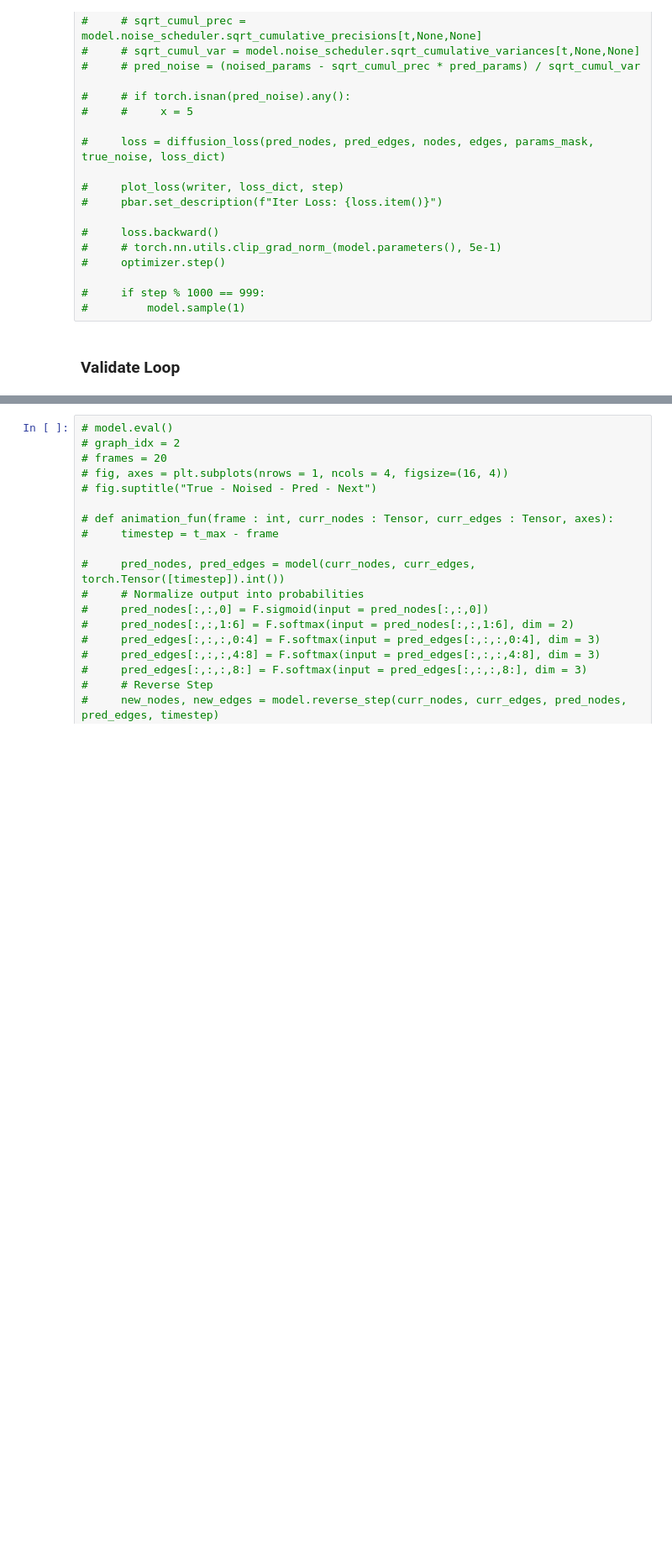
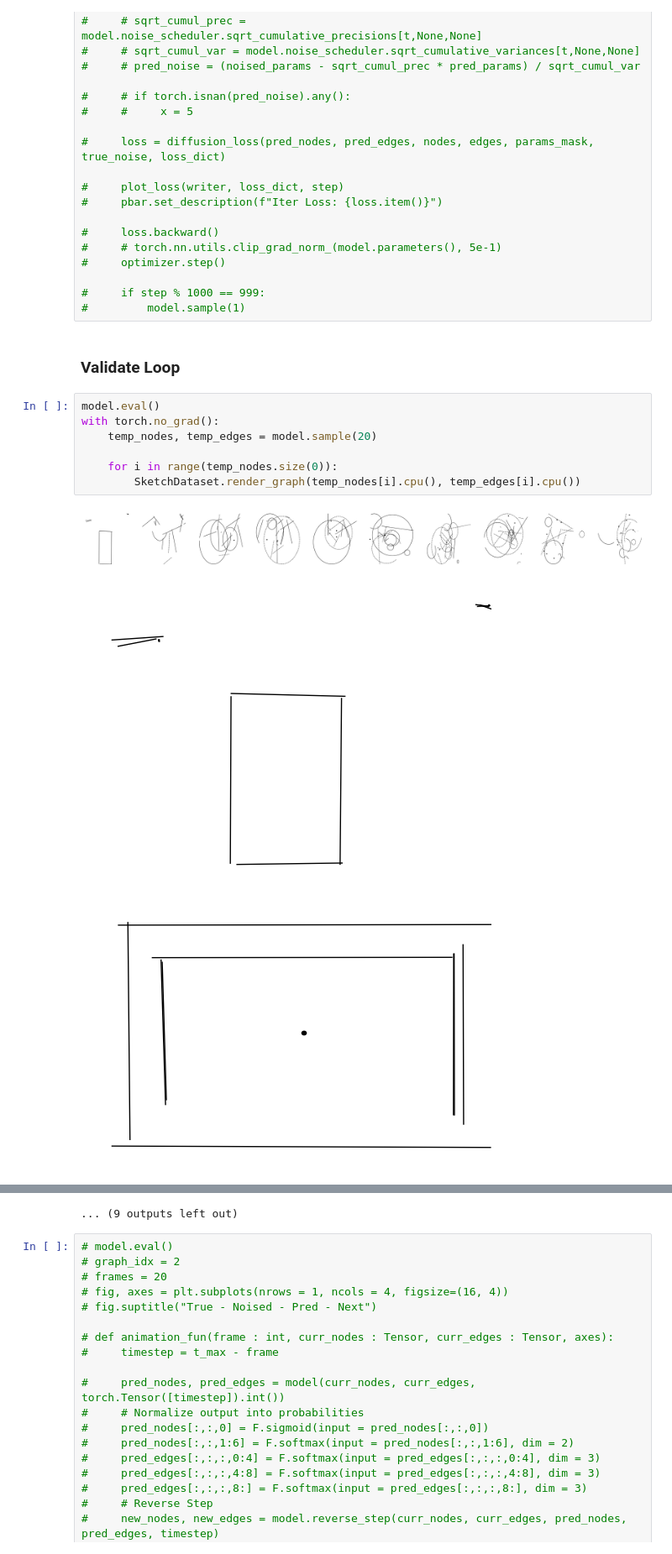
Before and after one commit to Sathware/SketchDNN, a Jupyter notebook: diffusion_overfit.ipynb, the cells around one changed output, grey strips where cells are left out. Shown at 84% size. Drawn from its saved outputs; the diff is of its cells as text; blank space fills up the shorter version.

```diff
--- a/diffusion_overfit.ipynb
+++ b/diffusion_overfit.ipynb
@@ -1870,3 +3128,14 @@ for step in pbar:
 #         model.sample(1)
 # %% [markdown]
 ### Validate Loop
+# %%
+model.eval()
+with torch.no_grad():
+    temp_nodes, temp_edges = model.sample(20)
+
+    for i in range(temp_nodes.size(0)):
+        SketchDataset.render_graph(temp_nodes[i].cpu(), temp_edges[i].cpu())
+# %% [output]
+[figure, added]
+[figure, added]
+[figure, added]
@@ -1873,3 +3151,4 @@ for step in pbar:
+... (9 outputs left out)
 # %%
 # model.eval()
 # graph_idx = 2
```
Also changed, not shown: parts of 24 cells of this notebook, 22 other files.
